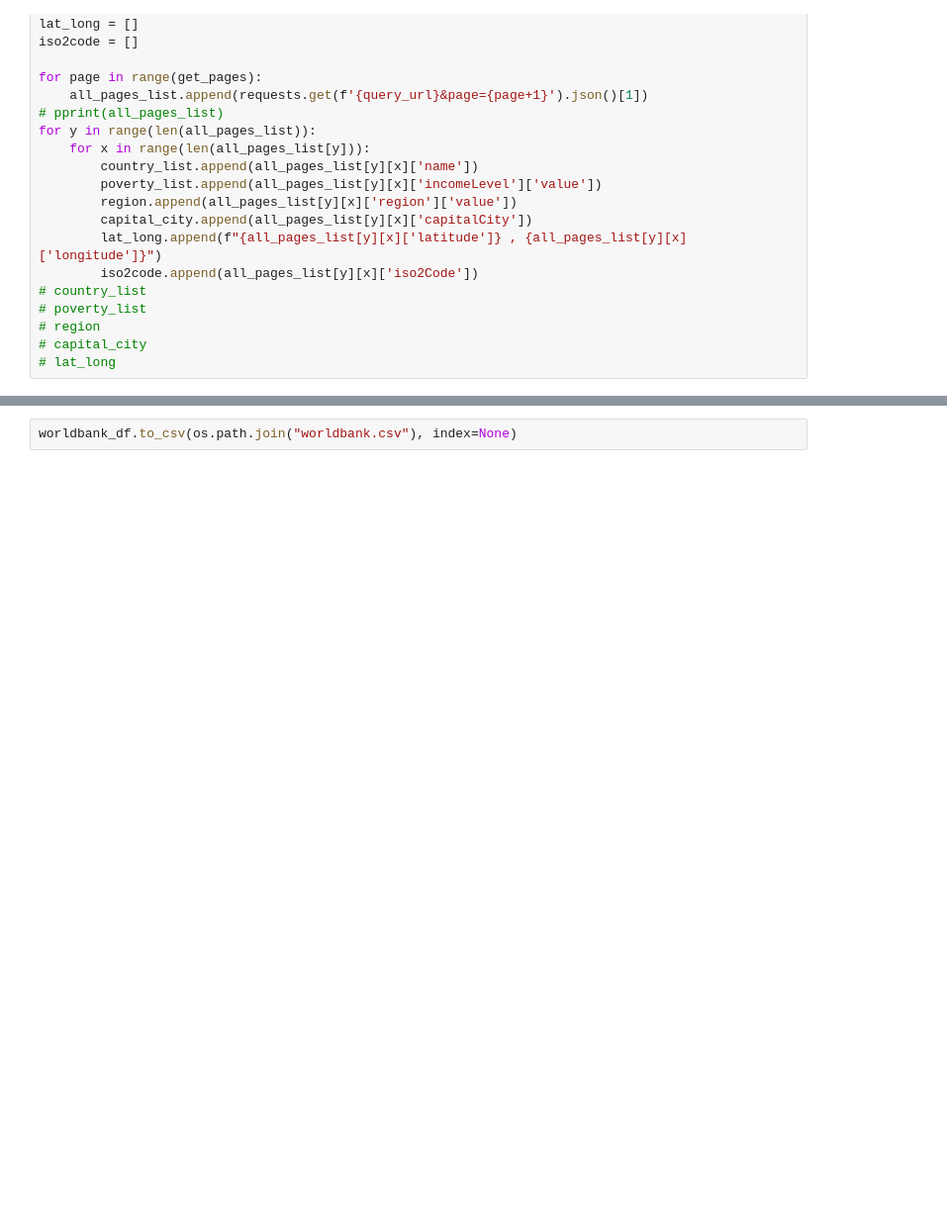
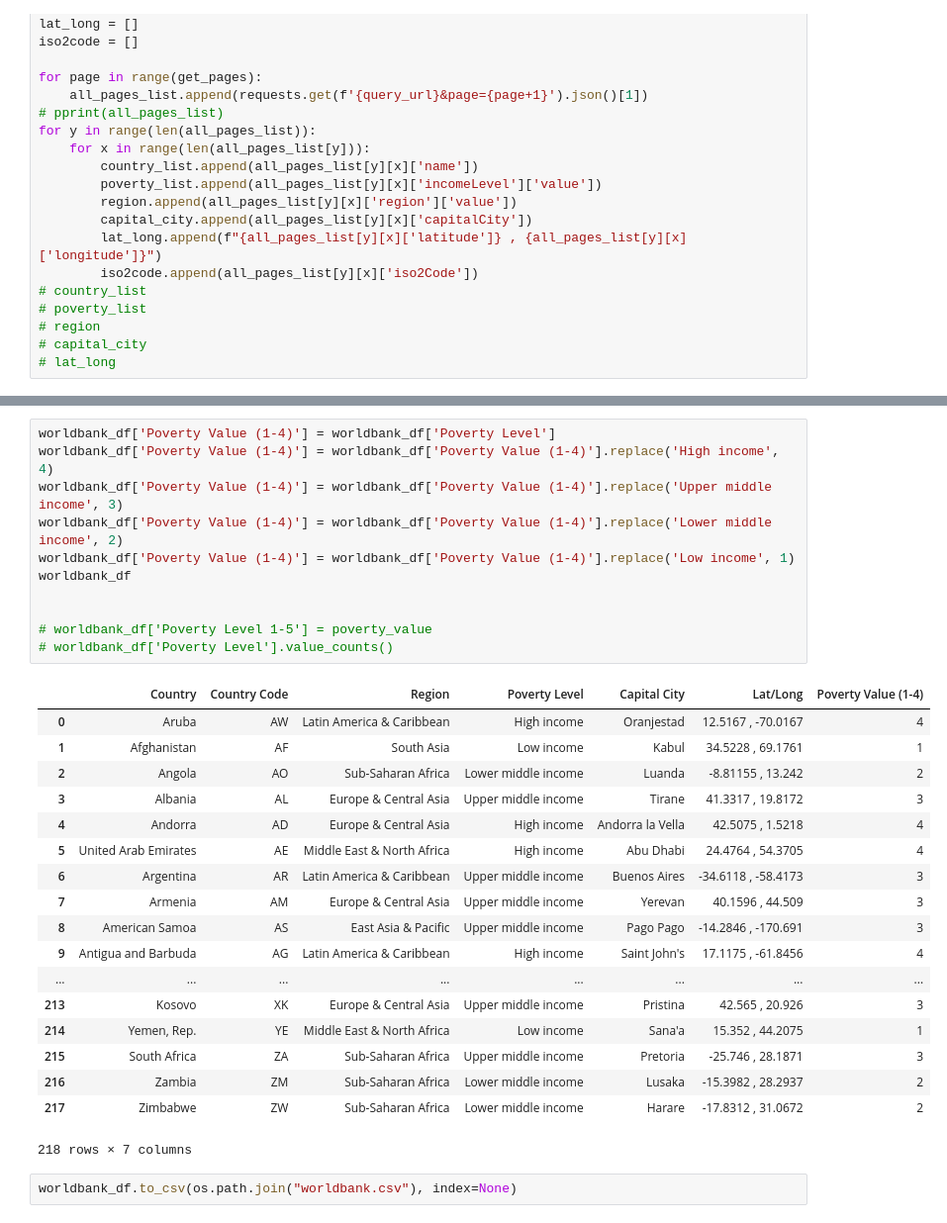
Before and after one commit to gfunk68/teamepic_project1, a Jupyter notebook: data/rawData/worldbank.ipynb, the cells around one changed output, grey strips where cells are left out. Shown at 99% size. Drawn from its saved outputs; the diff is of its cells as text; blank space fills up the shorter version.

```diff
--- a/data/rawData/worldbank.ipynb
+++ b/data/rawData/worldbank.ipynb
@@ -67,5 +66,35 @@ worldbank_df
 | 216 | Zambia | ZM | Sub-Saharan Africa | Lower middle income | Lusaka | -15.3982 , 28.2937 |
 | 217 | Zimbabwe | ZW | Sub-Saharan Africa | Lower middle income | Harare | -17.8312 , 31.0672 |
 218 rows × 6 columns
+# %%
+worldbank_df['Poverty Value (1-4)'] = worldbank_df['Poverty Level']
+worldbank_df['Poverty Value (1-4)'] = worldbank_df['Poverty Value (1-4)'].replace('High income', 4)
+worldbank_df['Poverty Value (1-4)'] = worldbank_df['Poverty Value (1-4)'].replace('Upper middle income', 3)
+worldbank_df['Poverty Value (1-4)'] = worldbank_df['Poverty Value (1-4)'].replace('Lower middle income', 2)
+worldbank_df['Poverty Value (1-4)'] = worldbank_df['Poverty Value (1-4)'].replace('Low income', 1)
+worldbank_df
+
+
+# worldbank_df['Poverty Level 1-5'] = poverty_value
+# worldbank_df['Poverty Level'].value_counts()
+# %% [output]
+|  | Country | Country Code | Region | Poverty Level | Capital City | Lat/Long | Poverty Value (1-4) |
+| 0 | Aruba | AW | Latin America & Caribbean | High income | Oranjestad | 12.5167 , -70.0167 | 4 |
+| 1 | Afghanistan | AF | South Asia | Low income | Kabul | 34.5228 , 69.1761 | 1 |
+| 2 | Angola | AO | Sub-Saharan Africa | Lower middle income | Luanda | -8.81155 , 13.242 | 2 |
+| 3 | Albania | AL | Europe & Central Asia | Upper middle income | Tirane | 41.3317 , 19.8172 | 3 |
+| 4 | Andorra | AD | Europe & Central Asia | High income | Andorra la Vella | 42.5075 , 1.5218 | 4 |
+| 5 | United Arab Emirates | AE | Middle East & North Africa | High income | Abu Dhabi | 24.4764 , 54.3705 | 4 |
+| 6 | Argentina | AR | Latin America & Caribbean | Upper middle income | Buenos Aires | -34.6118 , -58.4173 | 3 |
+| 7 | Armenia | AM | Europe & Central Asia | Upper middle income | Yerevan | 40.1596 , 44.509 | 3 |
+| 8 | American Samoa | AS | East Asia & Pacific | Upper middle income | Pago Pago | -14.2846 , -170.691 | 3 |
+| 9 | Antigua and Barbuda | AG | Latin America & Caribbean | High income | Saint John's | 17.1175 , -61.8456 | 4 |
+| ... | ... | ... | ... | ... | ... | ... | ... |
+| 213 | Kosovo | XK | Europe & Central Asia | Upper middle income | Pristina | 42.565 , 20.926 | 3 |
+| 214 | Yemen, Rep. | YE | Middle East & North Africa | Low income | Sana'a | 15.352 , 44.2075 | 1 |
+| 215 | South Africa | ZA | Sub-Saharan Africa | Upper middle income | Pretoria | -25.746 , 28.1871 | 3 |
+| 216 | Zambia | ZM | Sub-Saharan Africa | Lower middle income | Lusaka | -15.3982 , 28.2937 | 2 |
+| 217 | Zimbabwe | ZW | Sub-Saharan Africa | Lower middle income | Harare | -17.8312 , 31.0672 | 2 |
+218 rows × 7 columns
 # %%
 worldbank_df.to_csv(os.path.join("worldbank.csv"), index=None)
```
Also changed, not shown: parts of 1 cell of this notebook, 8 other files.
